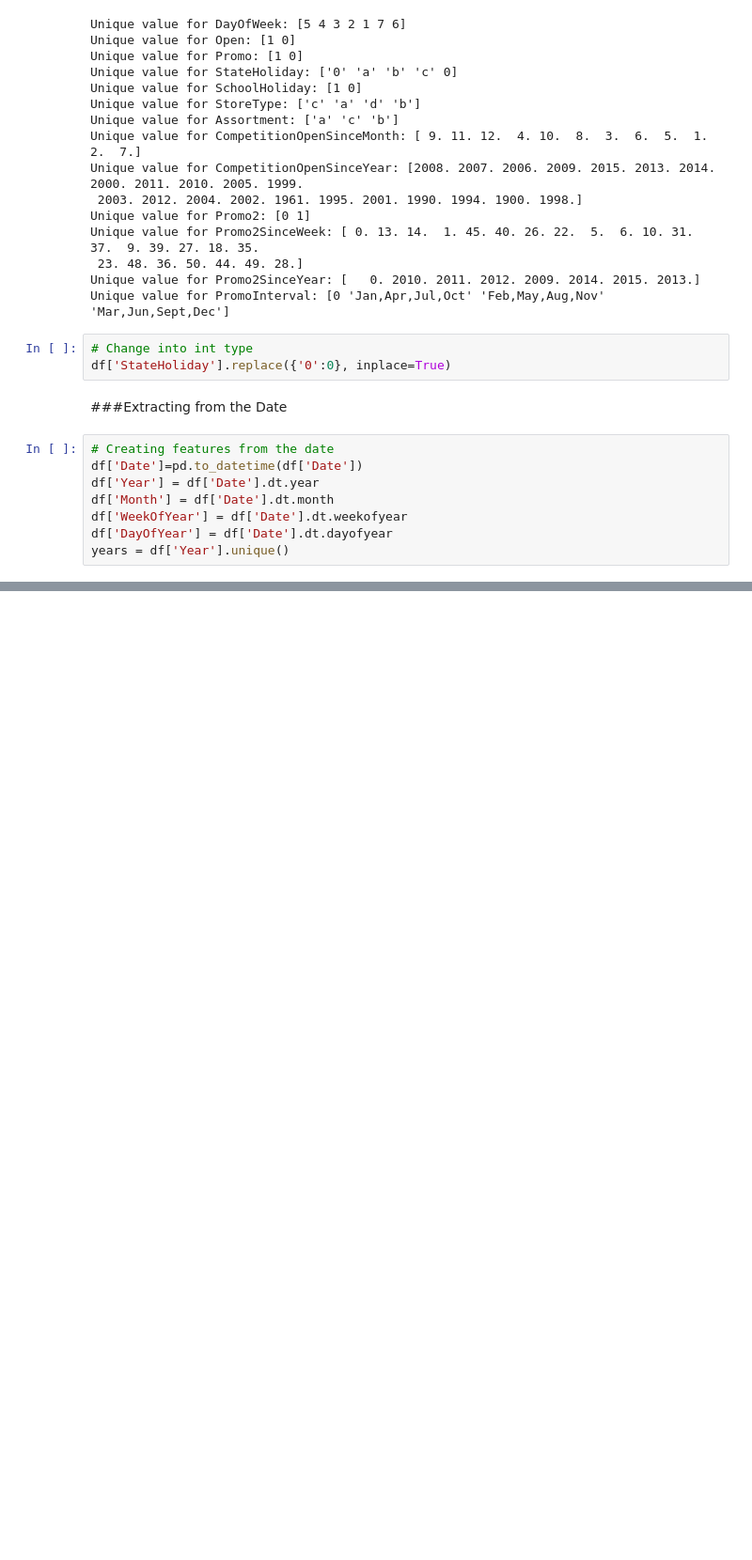
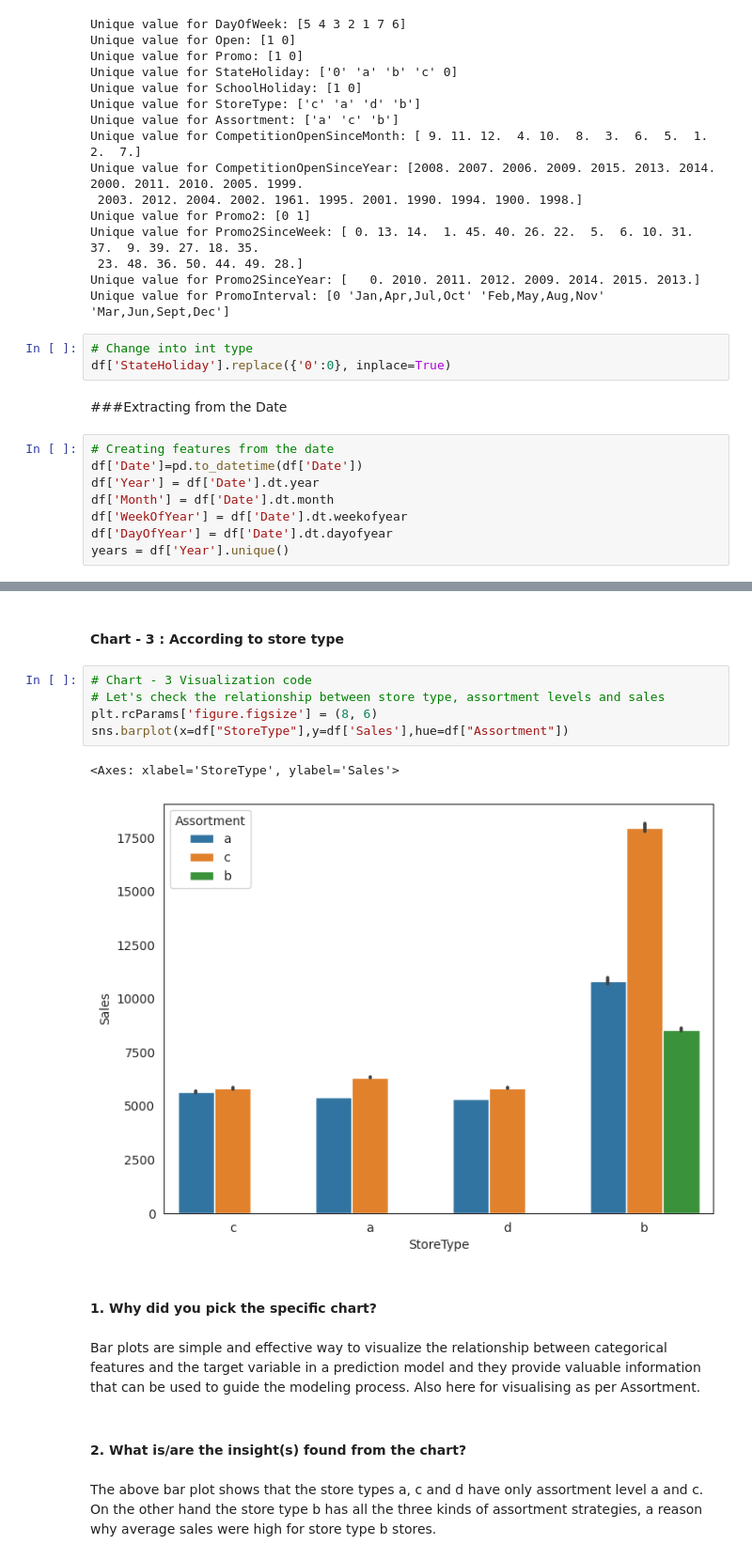
Before and after one commit to shrikantkute/Retail_Sales_Prediction, a Jupyter notebook: Retail_Sales_Prediction_Shrikant_Kute.ipynb, the cells around one changed output, grey strips where cells are left out. Shown at 94% size. Drawn from its saved outputs; the diff is of its cells as text; blank space fills up the shorter version.

```diff
--- a/Retail_Sales_Prediction_Shrikant_Kute.ipynb
+++ b/Retail_Sales_Prediction_Shrikant_Kute.ipynb
@@ -410,0 +512,19 @@ years = df['Year'].unique()
+# %% [markdown]
+#### Chart - 3 : According to store type
+# %%
+# Chart - 3 Visualization code
+# Let's check the relationship between store type, assortment levels and sales
+plt.rcParams['figure.figsize'] = (8, 6)
+sns.barplot(x=df["StoreType"],y=df['Sales'],hue=df["Assortment"])
+# %% [output]
+<Axes: xlabel='StoreType', ylabel='Sales'>
+[figure, added]
+# %% [markdown]
+#### 1. Why did you pick the specific chart?
+# %% [markdown]
+Bar plots are simple and effective way to visualize the relationship between categorical features and the target variable in a prediction model and they provide valuable information that can be used to guide the modeling process.
+Also here for visualising as per Assortment.
+# %% [markdown]
+#### 2. What is/are the insight(s) found from the chart?
+# %% [markdown]
+The above bar plot shows that the store types a, c and d have only assortment level a and c. On the other hand the store type b has all the three kinds of assortment strategies, a reason why average sales were high for store type b stores.
```
Also changed, not shown: parts of 41 cells of this notebook.
